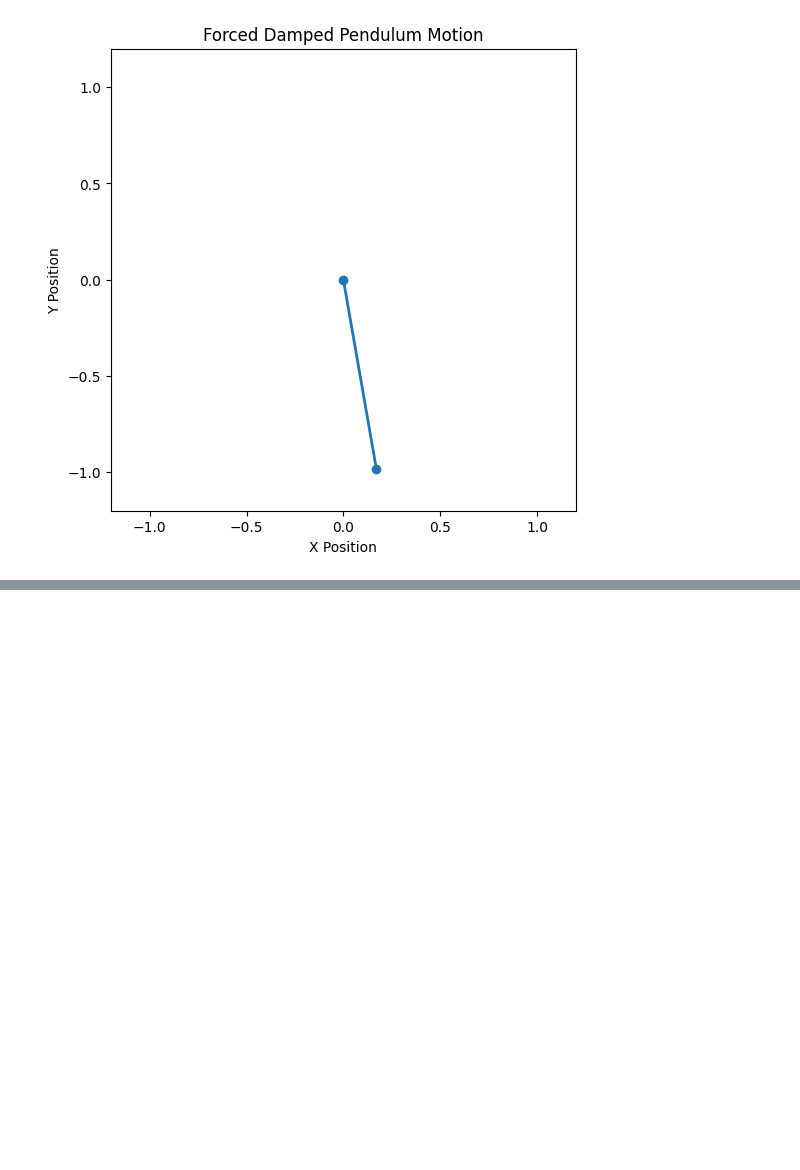
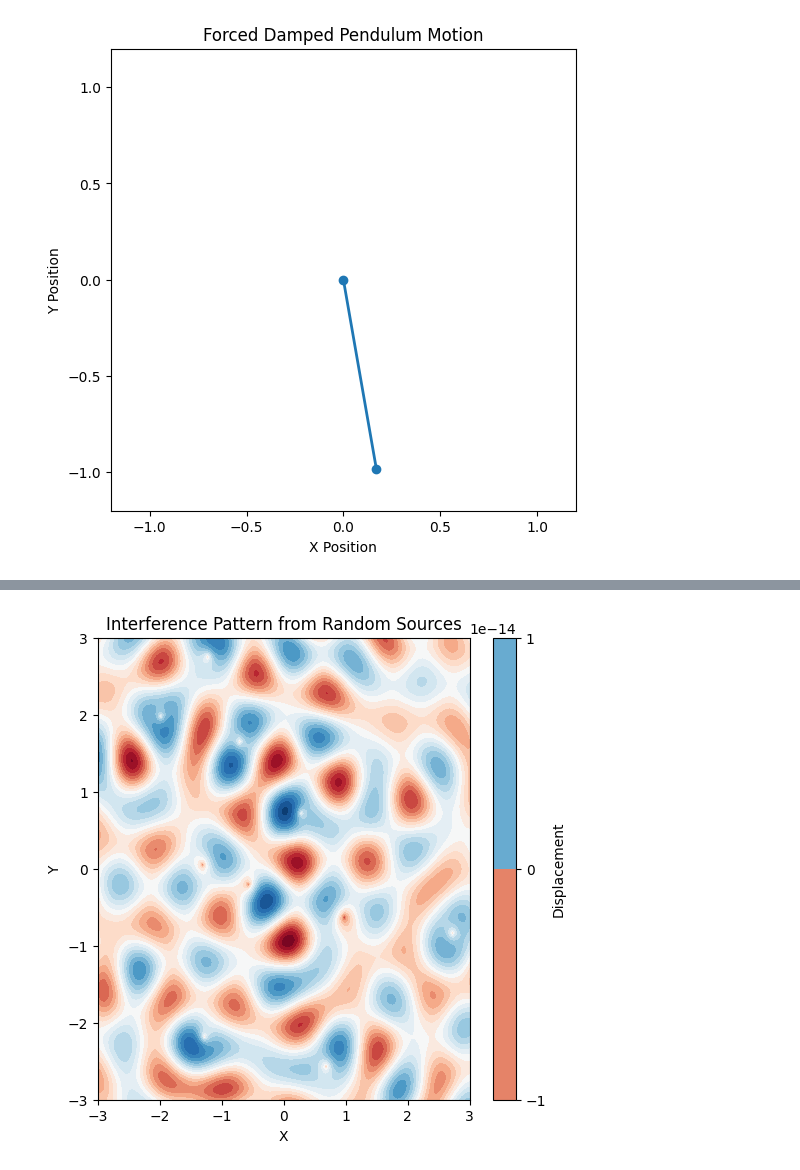
Before and after one commit to YahyaLendani/solutions_repo-main, a Jupyter notebook: docs/1 Physics/1 Mechanics/Problem_2.ipynb, the cells around one changed output, grey strips where cells are left out. Cells and saved outputs as stored; diff of their text form; code cells hidden in the pictures; blank space fills up the shorter version.

```diff
--- a/docs/1 Physics/1 Mechanics/Problem_2.ipynb
+++ b/docs/1 Physics/1 Mechanics/Problem_2.ipynb
@@ -434,0 +314,66 @@ MovieWriter imagemagick unavailable; using Pillow instead.
+# %%
+import numpy as np
+import matplotlib.pyplot as plt
+import matplotlib.animation as animation
+from matplotlib.animation import PillowWriter
+
+# Parameters for the wave
+A = 1  # Amplitude
+lambda_ = 1  # Wavelength
+f = 1  # Frequency
+omega = 2 * np.pi * f  # Angular frequency
+k = 2 * np.pi / lambda_  # Wave number
+phi = 0  # Initial phase
+
+# Number of random sources
+N_sources = 10
+x_range = (-3, 3)
+y_range = (-3, 3)
+
+# Randomly generate source positions within the defined range
+sources = np.random.rand(N_sources, 2) * np.array([x_range[1] - x_range[0], y_range[1] - y_range[0]]) + np.array([x_range[0], y_range[0]])
+
+# Define the function to calculate displacement from a single source
+def wave(x, y, x0, y0, t):
+    r = np.sqrt((x - x0)**2 + (y - y0)**2)  # Distance from the source
+    return A / np.sqrt(r) * np.cos(k * r - omega * t + phi)  # Displacement
+
+# Create a grid of points on the water surface
+x_vals = np.linspace(-3, 3, 400)
+y_vals = np.linspace(-3, 3, 400)
+X, Y = np.meshgrid(x_vals, y_vals)
+
+# Set up the figure and axis
+fig, ax = plt.subplots(figsize=(6, 6))
+
+# Initial empty contour plot (it will be updated in each frame)
+contour = ax.contourf(X, Y, np.zeros(X.shape), 20, cmap='RdBu')
+fig.colorbar(contour, ax=ax, label="Displacement")
+ax.set_title("Interference Pattern from Random Sources")
+ax.set_xlabel("X")
+ax.set_ylabel("Y")
+
+# Function to update the plot for each frame
+def update(t):
+    Z = np.zeros(X.shape)
+    for (x0, y0) in sources:
+        Z += wave(X, Y, x0, y0, t)
+
+    # Clear the previous contour plot
+    for c in ax.collections:
+        c.remove()
+
+    # Create new contour plot for the current time step
+    ax.contourf(X, Y, Z, 20, cmap='RdBu')
+    return ax.collections
+
+# Create the animation
+ani = animation.FuncAnimation(fig, update, frames=np.linspace(0, 2*np.pi, 100), interval=50)
+
+# Save the animation as a GIF using PillowWriter
+writer = PillowWriter(fps=20)
+ani.save('random_interference_pattern.gif', writer=writer)
+
+plt.show()
+# %% [output]
+[figure, added]
```
Also changed, not shown: parts of 1 cell of this notebook, 5 other files.
